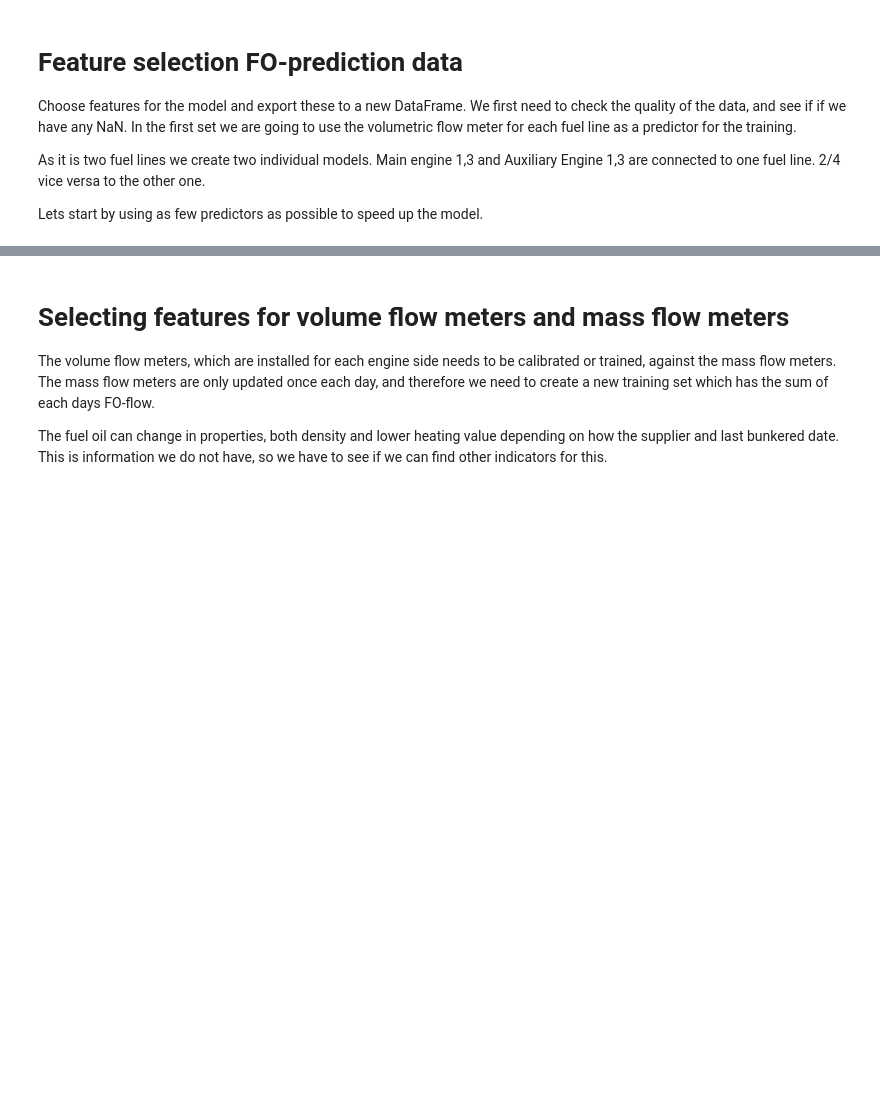
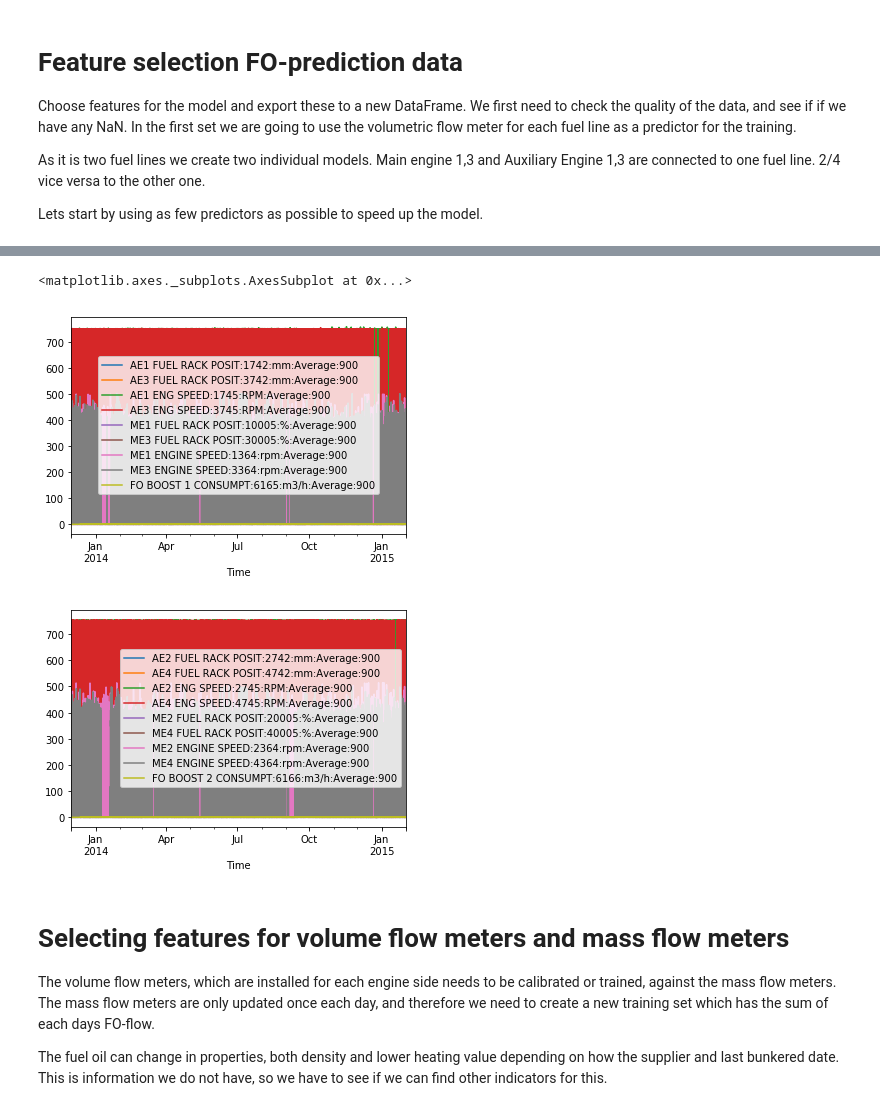
Before and after one commit to frahlg/ML-FO_Flow, a Jupyter notebook: Method-FO-calc.ipynb, the cells around one changed output, grey strips where cells are left out. Cells and saved outputs as stored; diff of their text form; code cells hidden in the pictures; blank space fills up the shorter version.

```diff
--- a/Method-FO-calc.ipynb
+++ b/Method-FO-calc.ipynb
@@ -67,3 +97,18 @@ df_2_4 = df[labels_2_4].dropna()
+# %%
+# All that is below zero is set to zero...
+
+for n in list(df_1_3):
+    df_1_3[n][(df_1_3[n] < 0)] = 0
+
+for n in list(df_2_4):
+    df_2_4[n][(df_2_4[n] < 0)] = 0
+
+df_1_3[labels_1_3].plot()
+df_2_4[labels_2_4].plot()
+# %% [output]
+<matplotlib.axes._subplots.AxesSubplot at 0x...>
+[figure, added]
+[figure, added]
 # %% [markdown]
 # Selecting features for volume flow meters and mass flow meters
 
```
Also changed, not shown: parts of 4 cells of this notebook.
